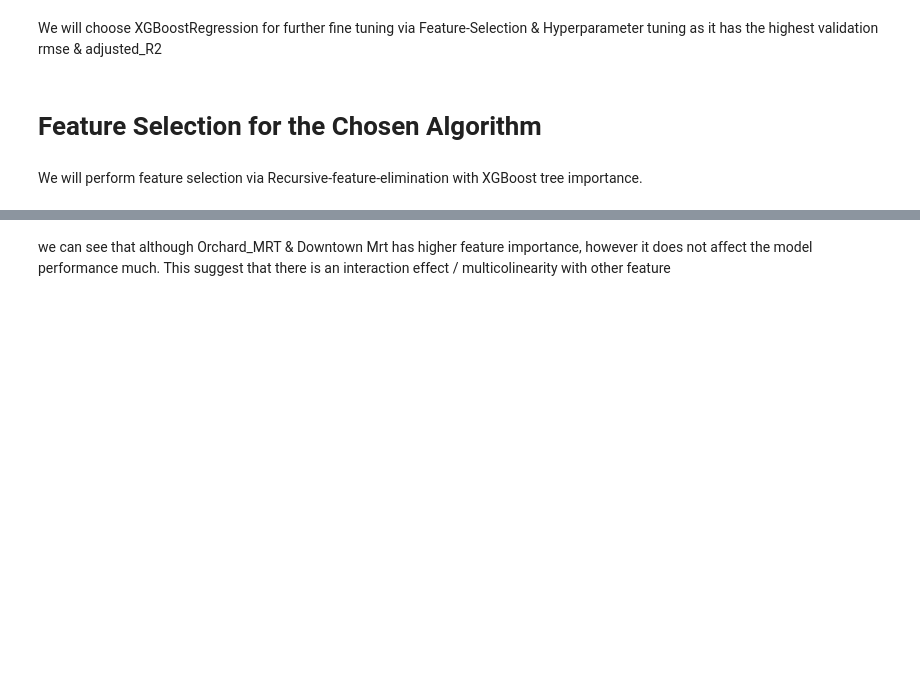
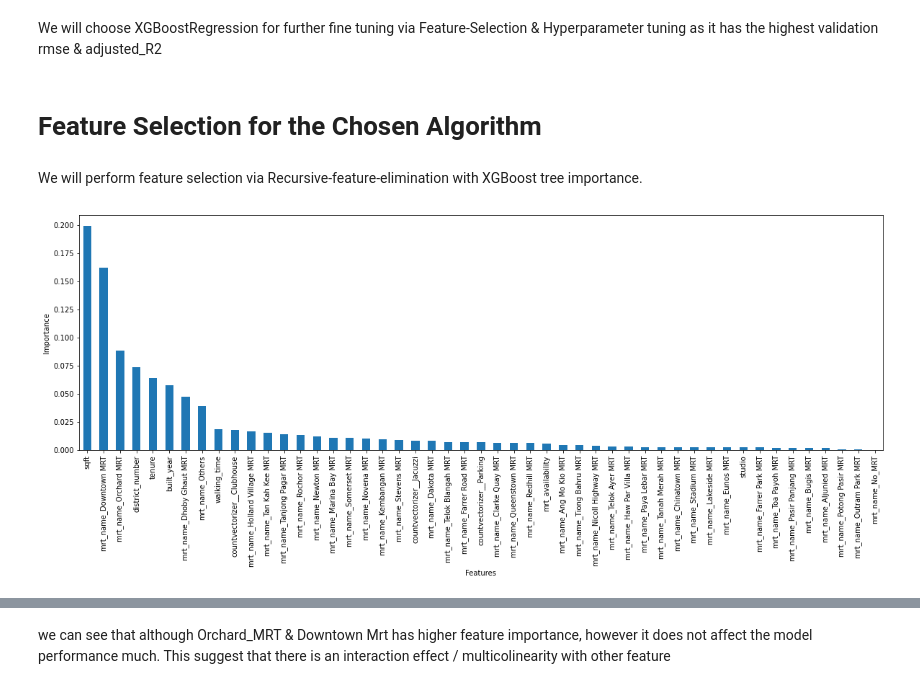
Before and after one commit to JosephSkippy/SingaporeCondoRental, a Jupyter notebook: 03 Feature Engineering & Modelling.ipynb, the cells around one changed output, grey strips where cells are left out. Drawn from its saved outputs; the diff is of its cells as text; code cells hidden in the pictures; blank space fills up the shorter version.

```diff
--- a/03 Feature Engineering & Modelling.ipynb
+++ b/03 Feature Engineering & Modelling.ipynb
@@ -479,13 +489,14 @@ print('SVM_std_adjusted_r2:', svm_r2_std)
 # %%
 xgb = XGBRegressor(random_state=0, n_jobs=6)
 # %%
-X_train = df_train.drop(['price_month', 'baseline', 'total room'],axis=1)
+X_train = df_train.drop(['price_month', 'total room'],axis=1)
 y_train = df_train['price_month']
 # %%
+# we will prelimenary define a parameter, further parameter will be fine tune via Optuna
 tree_params ={
-    'n_estimators' : [100, 200],
-    'max_depth' : [6, 7, 8],
-    'eta' : [0.1, 0.15, 0.2],
+    'n_estimators' : [100],
+    'max_depth' : [6 , 8],
+    'eta' : [0.1, 0.2],
     'subsample':[0.5, 0.8, 1],
 }
 # %%
@@ -499,8 +530,7 @@ for i in range(5):
 # %% [markdown]
 Similar to SVM, we can see that different hyperparameters are found on each iteration, showing that good hyperparameters on this dataset are dependent on the specifics of the dataset
 # %%
-#select best estimator via manual iterating best score for each model
-# model[4] has the best score for all dataset however the all results were close.
-best_xgb = xgb_score['estimator'][4].best_estimator_
+#we will randomly pick one, full hyper parameter will be search later
+best_xgb = xgb_score['estimator'][0].best_estimator_
 best_xgb_score = cross_val_score(best_xgb, X_train, y_train, scoring = 'neg_root_mean_squared_error')
 best_xgb_score_r2 = cross_val_score(best_xgb, X_train, y_train, scoring = 'r2');
@@ -544,10 +573,11 @@ sel = RecursiveFeatureElimination(
 sel.fit(X_train, y_train);
 # %%
 # importance of all features based of initial model
-
-sel.feature_importances_.plot.bar(figsize=(20,6))
+sel.feature_importances_.sort_values(ascending=False).plot.bar(figsize=(20,6))
 plt.xlabel('Features')
 plt.ylabel('Importance')
 plt.show()
+# %% [output]
+[figure, added]
 # %%
 # we plot to find out how each of the feature influence the model performance
```
Also changed, not shown: parts of 36 cells of this notebook, 3 other files.
